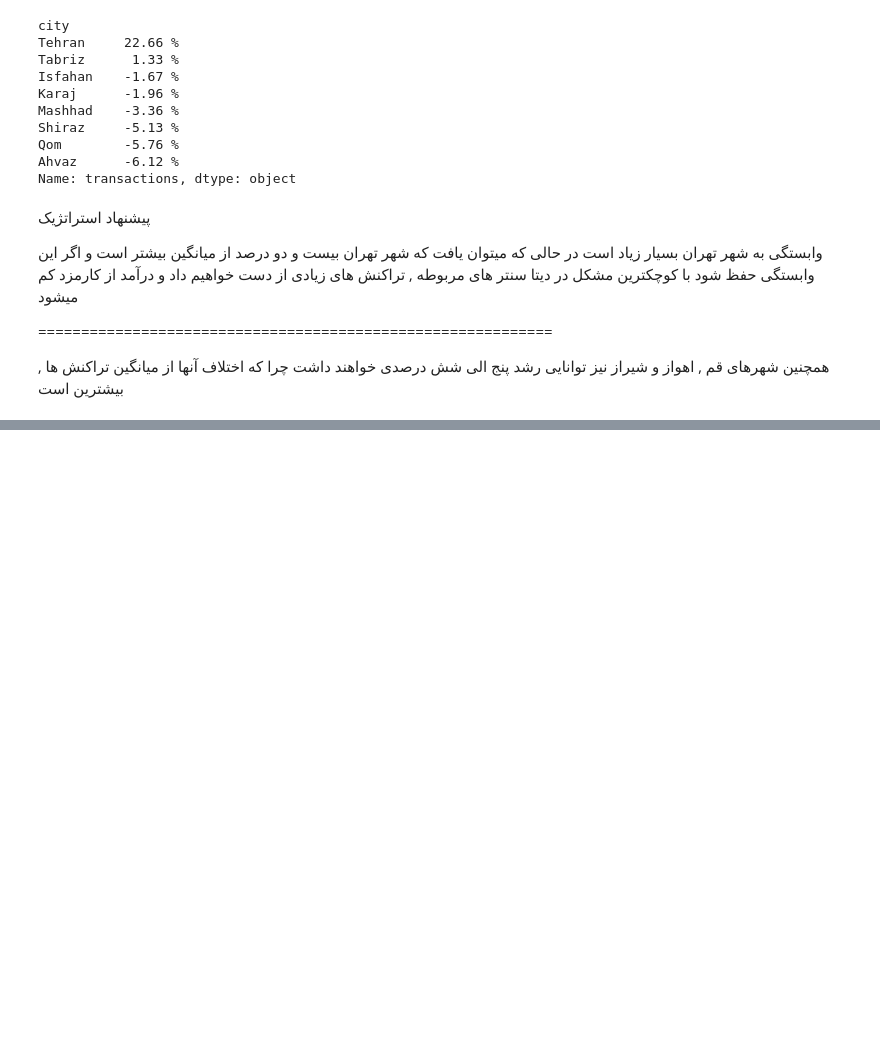
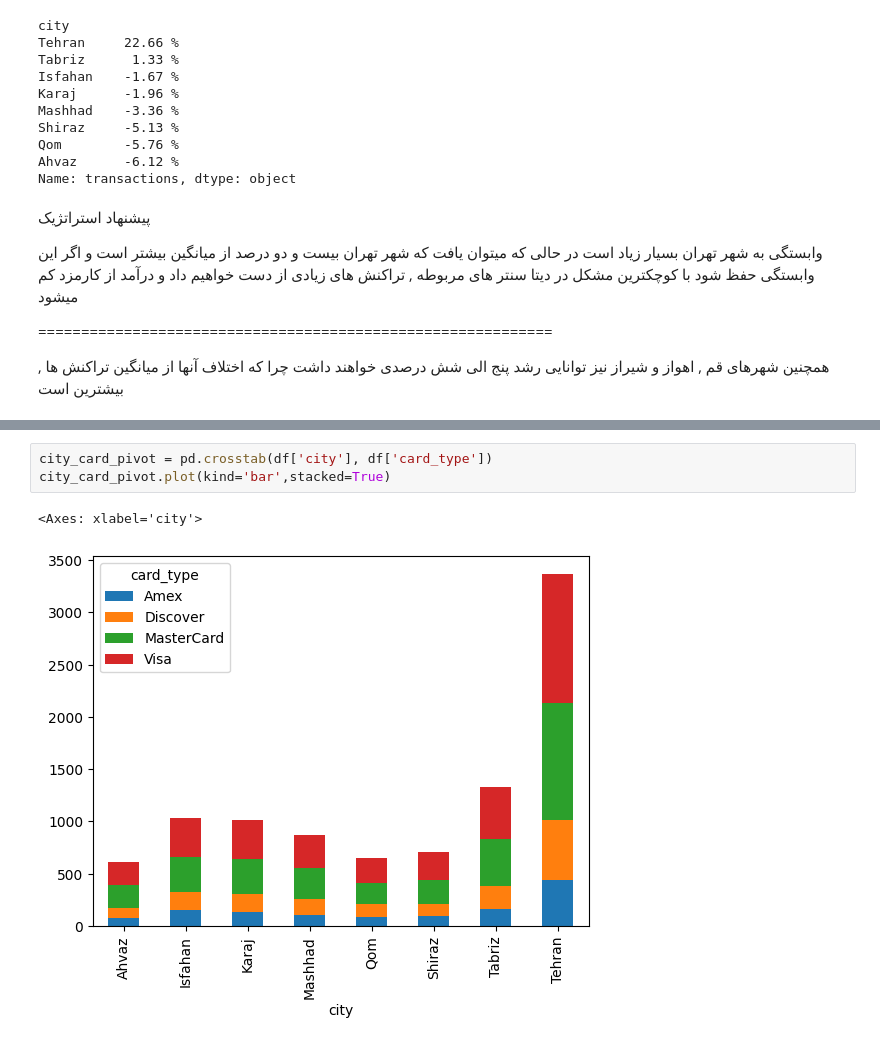
Before and after one commit to MRXLANTERN1390/IranianCustomer_Payment, a Jupyter notebook: NoteBook.ipynb, the cells around one changed output, grey strips where cells are left out. Cells and saved outputs as stored; diff of their text form; blank space fills up the shorter version.

Commit message:
bar plot and percentage of city and card type crosstab data frames

```diff
--- a/NoteBook.ipynb
+++ b/NoteBook.ipynb
@@ -356,0 +366,6 @@ Name: transactions, dtype: object
+# %%
+city_card_pivot = pd.crosstab(df['city'], df['card_type'])
+city_card_pivot.plot(kind='bar',stacked=True)
+# %% [output]
+<Axes: xlabel='city'>
+[figure, added]
```
Also changed, not shown: parts of 4 cells of this notebook.
